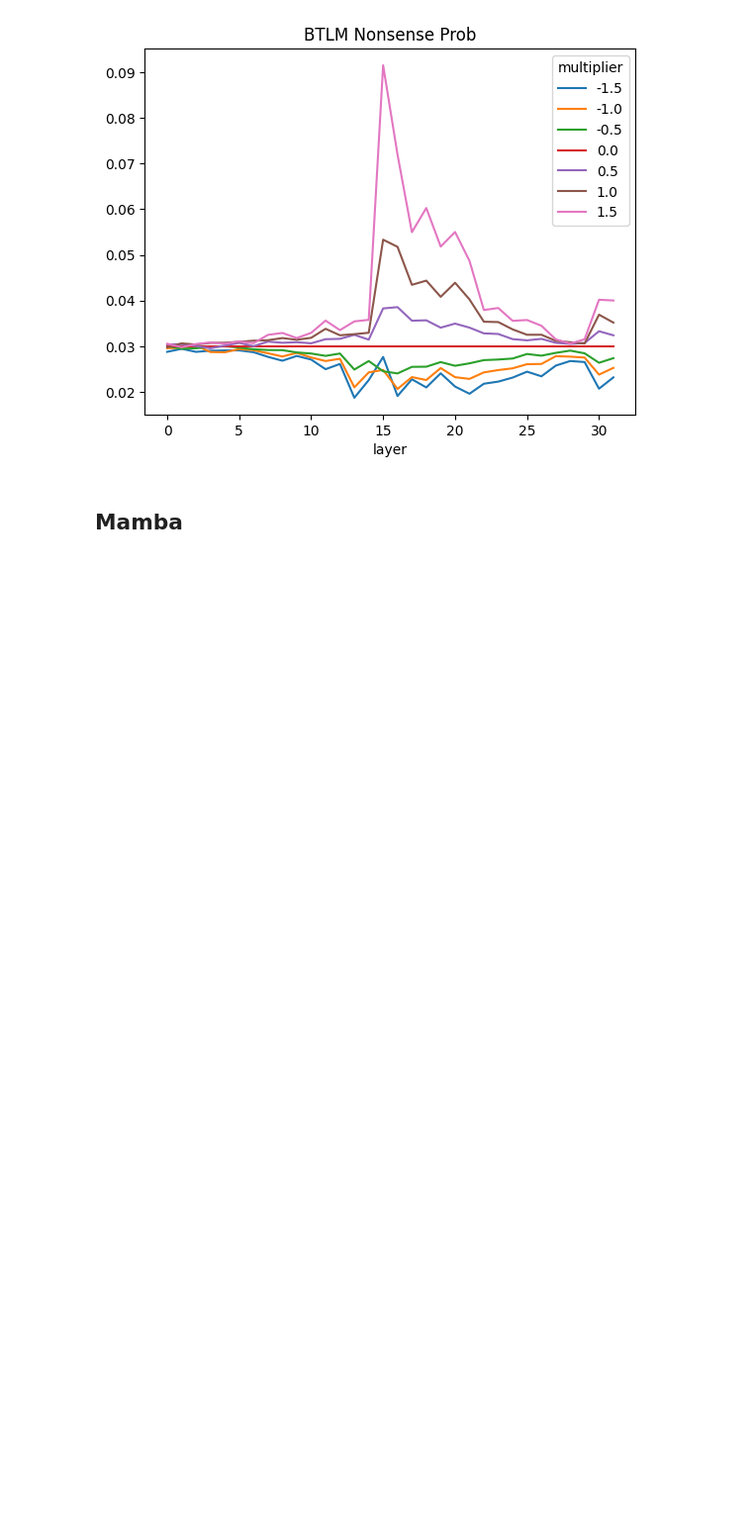
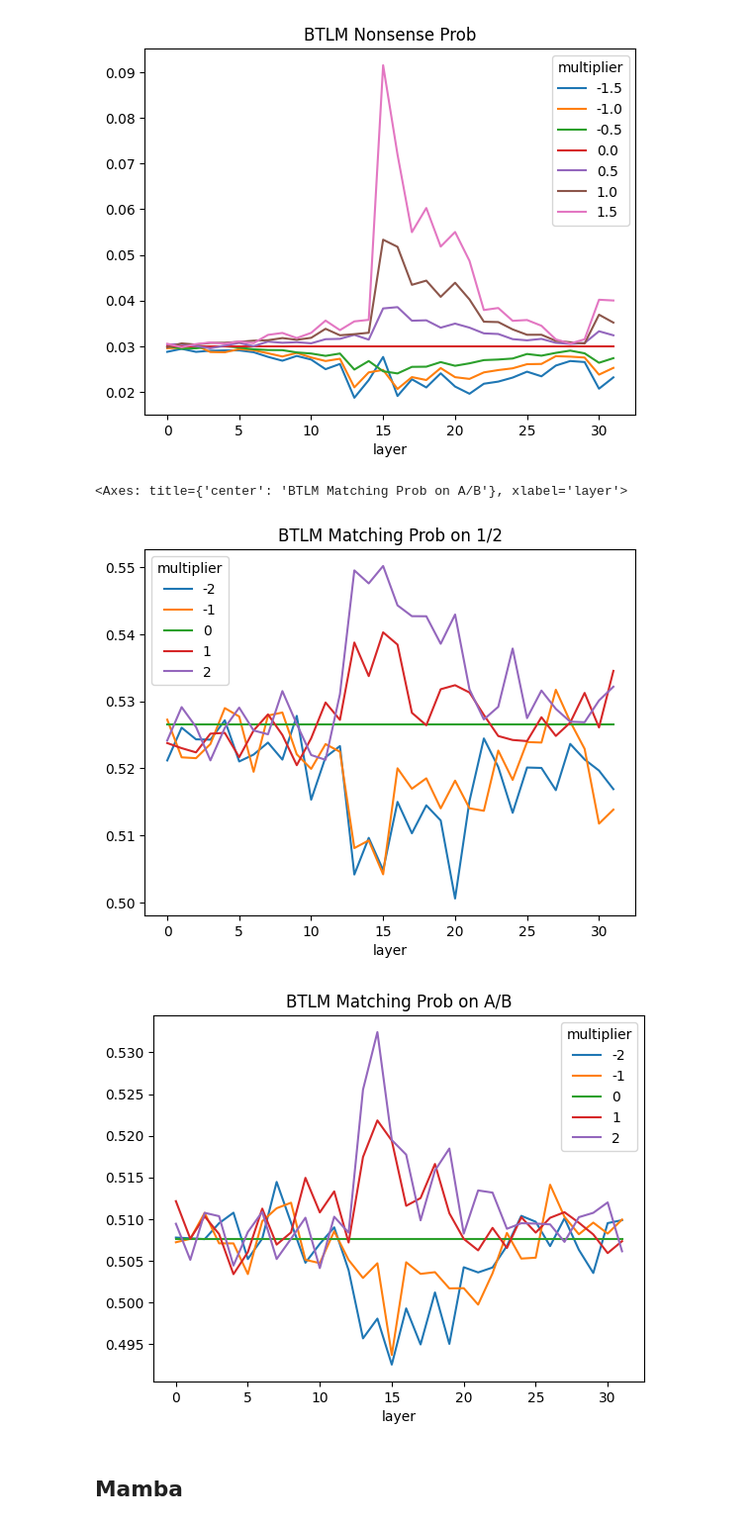
Before and after one commit to EleutherAI/rnngineering, a Jupyter notebook: Steering/plots.ipynb, the cells around one changed output. Shown: that part at 99% size. Cells and saved outputs as stored; diff of their text form; code cells hidden in the pictures; blank space fills up the shorter version.

```diff
--- a/Steering/plots.ipynb
+++ b/Steering/plots.ipynb
@@ -29,6 +29,27 @@ dataframe.pivot(
 # %% [output]
 <Axes: title={'center': 'BTLM Nonsense Prob'}, xlabel='layer'>
 [figure]
+# %%
+dataframe = pd.read_csv(
+    "/mnt/ssd-1/gpaulo/rnn-engineering/Steering/results/EleutherAI/Hermes-btlm-3b-8k/caa/coordinate-other-ais/1-2.csv"
+)
+dataframe.pivot(
+    index="layer", columns="multiplier", values="matching"
+).plot(
+    title="BTLM Matching Prob on 1/2"
+)
+dataframe = pd.read_csv(
+    "/mnt/ssd-1/gpaulo/rnn-engineering/Steering/results/EleutherAI/Hermes-btlm-3b-8k/caa/coordinate-other-ais/a-b.csv"
+)
+dataframe.pivot(
+    index="layer", columns="multiplier", values="matching"
+).plot(
+    title="BTLM Matching Prob on A/B"
+)
+# %% [output]
+<Axes: title={'center': 'BTLM Matching Prob on A/B'}, xlabel='layer'>
+[figure, added]
+[figure, added]
 # %% [markdown]
 ## Mamba
 # %%
```
Also changed, not shown: 2 other files.
